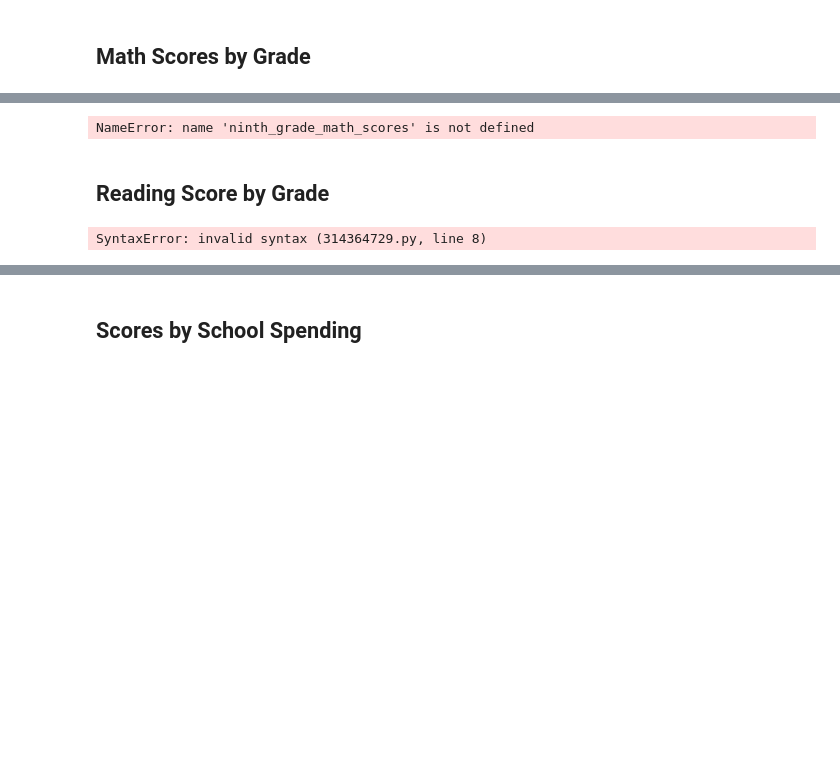
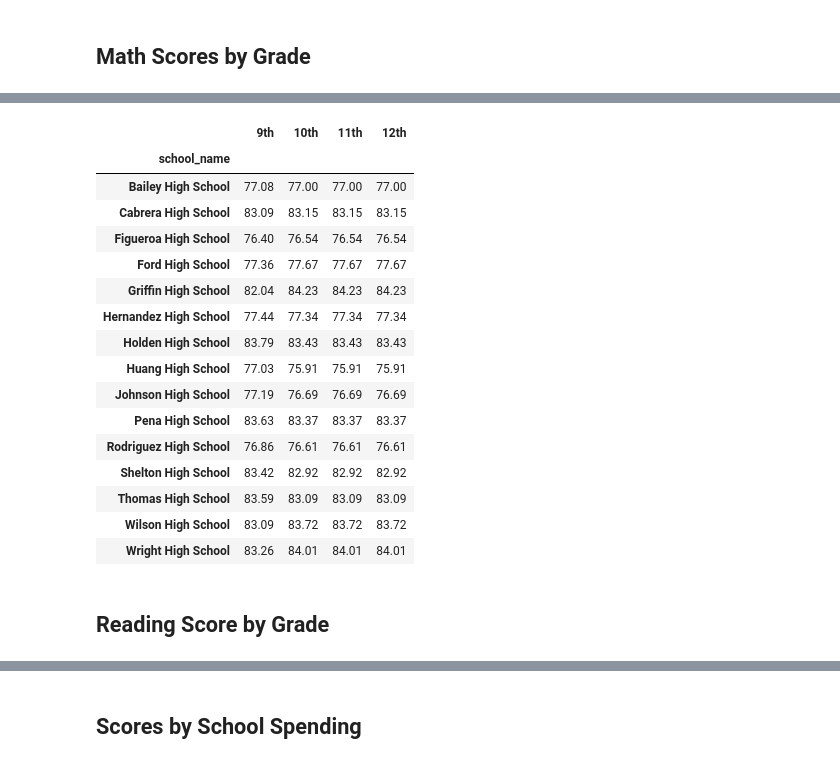
Before and after one commit to SummerDowdy/pandas-challenge, a Jupyter notebook: PyCitySchools/PyCitySchools.ipynb, the cells around one changed output, grey strips where cells are left out. Drawn from its saved outputs; the diff is of its cells as text; code cells hidden in the pictures; blank space fills up the shorter version.

```diff
--- a/PyCitySchools/PyCitySchools_starter-Copy1.ipynb
+++ b/PyCitySchools/PyCitySchools.ipynb
@@ -530,23 +534,10 @@ bottom_schoolsDF.head()
 ## Math Scores by Grade
 # %%
 # Use the code provided to separate the data by grade
+# Group by `school_name` and take the mean of the `math_score` column for each.
 ninth_graders = school_data_complete[(school_data_complete["grade"] == "9th")]
-tenth_graders = school_data_complete[(school_data_complete["grade"] == "10th")]
-eleventh_graders = school_data_complete[(school_data_complete["grade"] == "11th")]
-twelfth_graders = school_data_complete[(school_data_complete["grade"] == "12th")]
-
-# Group by `school_name` and take the mean of the `math_score` column for each.
-ninth_grade_math_scores =
-tenth_grader_math_scores =
-eleventh_grader_math_scores =
-twelfth_grader_math_scores =
-
-# Combine each of the scores above into single DataFrame called `math_scores_by_grade`
-math_scores_by_grade =
-
-# Minor data wrangling
-math_scores_by_grade.index.name = None
-
-# Display the DataFrame
-math_scores_by_grade
+ninth_graders_scoresDF = ninth_gradersDF.groupby(["school_name"])
+ninth_graders_scoresDF = ninth_graders_scoresDF
+ninth_grade_math_scores = ninth_grader_scoresDF["math_score"].mean()
+ninth_grade_math_scores
 # %% [output]
@@ -553,0 +561,8 @@ SyntaxError: invalid syntax (2179496272.py, line 8)
+# %%
+# Use the code provided to separate the data by grade
+# Group by `school_name` and take the mean of the `math_score` column for each.
+tenth_graders = school_data_complete[school_data_complete["grade"] == "10th"]
+tenth_graders_scoresDF = tenth_gradersDF.groupby(["school_name"])
+tenth_graders_scoresDF = tenth_graders_scoresDF
+tenth_grade_math_scores = tenth_grade_scoresDF["math_score"].mean()
+tenth_grade_math_scores
@@ -554,44 +639,39 @@ SyntaxError: invalid syntax (2179496272.py, line 8)
 # %%
+# Combine each of the scores above into single DataFrame called `math_scores_by_grade`
 math_scores_by_gradeDF = pd.DataFrame(
     {
         "9th": ninth_grade_math_scores,
         "10th": tenth_grade_math_scores,
-        "11th": eleventh_grade_math_scores,
-        "12th": twelfth_grade_math_scores
+        "11th": tenth_grade_math_scores,
+        "12th": tenth_grade_math_scores
     }
 )
 
+# Minor data wrangling
 math_scores_by_gradeDF["9th"] = math_scores_by_gradeDF["9th"].map("{:.2f}".format)
 math_scores_by_gradeDF["10th"] = math_scores_by_gradeDF["10th"].map("{:.2f}".format)
 math_scores_by_gradeDF["11th"] = math_scores_by_gradeDF["11th"].map("{:.2f}".format)
 math_scores_by_gradeDF["12th"] = math_scores_by_gradeDF["12th"].map("{:.2f}".format)
 
+# Display the DataFrame
 math_scores_by_gradeDF
 # %% [output]
-NameError: name 'ninth_grade_math_scores' is not defined
+|  | 9th | 10th | 11th | 12th |
+| school_name |  |  |  |  |
+| Bailey High School | 77.08 | 77.00 | 77.00 | 77.00 |
+| Cabrera High School | 83.09 | 83.15 | 83.15 | 83.15 |
+| Figueroa High School | 76.40 | 76.54 | 76.54 | 76.54 |
+| Ford High School | 77.36 | 77.67 | 77.67 | 77.67 |
+| Griffin High School | 82.04 | 84.23 | 84.23 | 84.23 |
+| Hernandez High School | 77.44 | 77.34 | 77.34 | 77.34 |
+| Holden High School | 83.79 | 83.43 | 83.43 | 83.43 |
+| Huang High School | 77.03 | 75.91 | 75.91 | 75.91 |
+| Johnson High School | 77.19 | 76.69 | 76.69 | 76.69 |
+| Pena High School | 83.63 | 83.37 | 83.37 | 83.37 |
+| Rodriguez High School | 76.86 | 76.61 | 76.61 | 76.61 |
+| Shelton High School | 83.42 | 82.92 | 82.92 | 82.92 |
+| Thomas High School | 83.59 | 83.09 | 83.09 | 83.09 |
+| Wilson High School | 83.09 | 83.72 | 83.72 | 83.72 |
+| Wright High School | 83.26 | 84.01 | 84.01 | 84.01 |
 # %% [markdown]
 ## Reading Score by Grade
-# %%
-# Use the code provided to separate the data by grade
-ninth_graders = school_data_complete[(school_data_complete["grade"] == "9th")]
-tenth_graders = school_data_complete[(school_data_complete["grade"] == "10th")]
-eleventh_graders = school_data_complete[(school_data_complete["grade"] == "11th")]
-twelfth_graders = school_data_complete[(school_data_complete["grade"] == "12th")]
-
-# Group by `school_name` and take the mean of the the `reading_score` column for each.
-ninth_grade_reading_scores =
-tenth_grader_reading_scores =
-eleventh_grader_reading_scores =
-twelfth_grader_reading_scores =
-
-# Combine each of the scores above into single DataFrame called `reading_scores_by_grade`
-reading_scores_by_grade =
-
-# Minor data wrangling
-reading_scores_by_grade = reading_scores_by_grade[["9th", "10th", "11th", "12th"]]
-reading_scores_by_grade.index.name = None
-
-# Display the DataFrame
-reading_scores_by_grade
-# %% [output]
-SyntaxError: invalid syntax (314364729.py, line 8)
```
Also changed, not shown: parts of 28 cells of this notebook.
